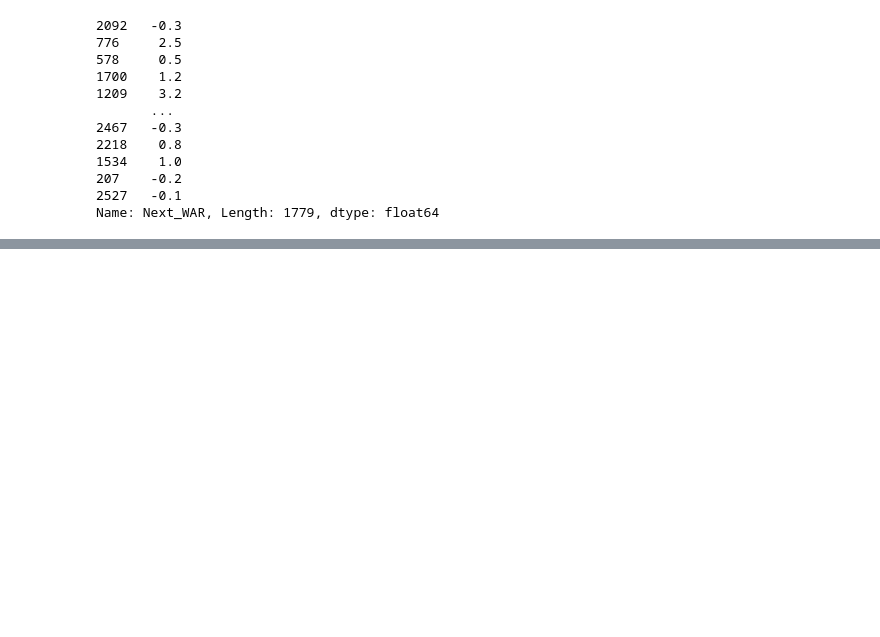
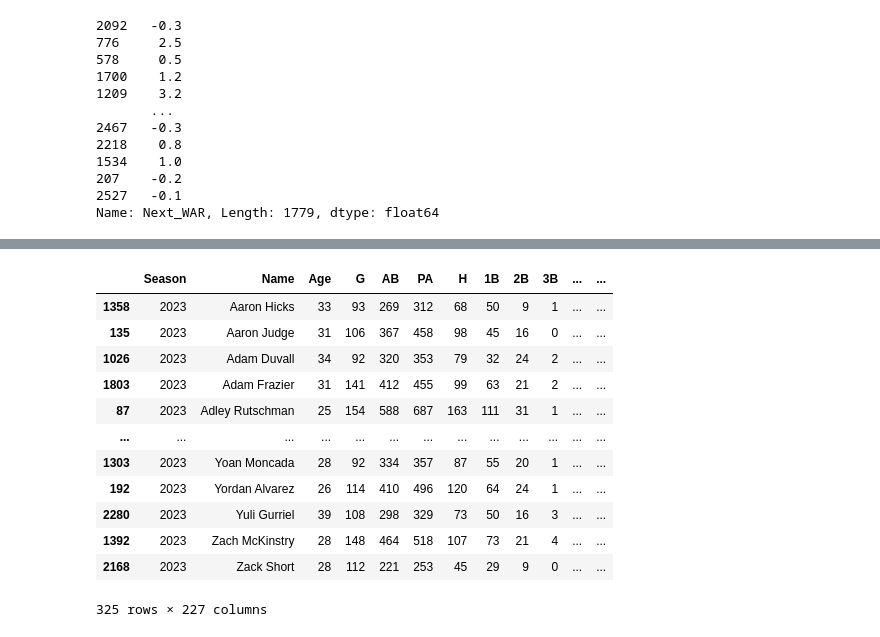
Before and after one commit to mwassarm/CSCI373_FinalProject, a Jupyter notebook: projection_testing.ipynb, the cells around one changed output, grey strips where cells are left out. Drawn from its saved outputs; the diff is of its cells as text; code cells hidden in the pictures; blank space fills up the shorter version.

```diff
--- a/projection_testing.ipynb
+++ b/projection_testing.ipynb
@@ -160,7 +157,8 @@ y_train
 Name: Next_WAR, Length: 1779, dtype: float64
 # %%
 X_test_temp=bat_copy2[bat_copy2["Season"]>2022]
-X_test=X_test_temp.drop(['Name'],axis=1)
+players_2023=X_test_temp.drop(['Next_WAR'],axis=1)
+X_test=players_2023.drop(['Name'],axis=1)
 y_test=X_test_temp['Next_WAR']
 X_test
 # %% [output]
@@ -231,0 +261,17 @@ ValueError: All arrays must be of the same length
+# %%
+players_2023['Prediction'] = y_pred.tolist()
+players_2023
+# %% [output]
+|  | Season | Name | Age | G | AB | PA | H | 1B | 2B | 3B | ... | ... |
+| 1358 | 2023 | Aaron Hicks | 33 | 93 | 269 | 312 | 68 | 50 | 9 | 1 | ... | ... |
+| 135 | 2023 | Aaron Judge | 31 | 106 | 367 | 458 | 98 | 45 | 16 | 0 | ... | ... |
+| 1026 | 2023 | Adam Duvall | 34 | 92 | 320 | 353 | 79 | 32 | 24 | 2 | ... | ... |
+| 1803 | 2023 | Adam Frazier | 31 | 141 | 412 | 455 | 99 | 63 | 21 | 2 | ... | ... |
+| 87 | 2023 | Adley Rutschman | 25 | 154 | 588 | 687 | 163 | 111 | 31 | 1 | ... | ... |
+| ... | ... | ... | ... | ... | ... | ... | ... | ... | ... | ... | ... | ... |
+| 1303 | 2023 | Yoan Moncada | 28 | 92 | 334 | 357 | 87 | 55 | 20 | 1 | ... | ... |
+| 192 | 2023 | Yordan Alvarez | 26 | 114 | 410 | 496 | 120 | 64 | 24 | 1 | ... | ... |
+| 2280 | 2023 | Yuli Gurriel | 39 | 108 | 298 | 329 | 73 | 50 | 16 | 3 | ... | ... |
+| 1392 | 2023 | Zach McKinstry | 28 | 148 | 464 | 518 | 107 | 73 | 21 | 4 | ... | ... |
+| 2168 | 2023 | Zack Short | 28 | 112 | 221 | 253 | 45 | 29 | 9 | 0 | ... | ... |
+325 rows × 227 columns
```
Also changed, not shown: parts of 7 cells of this notebook.
